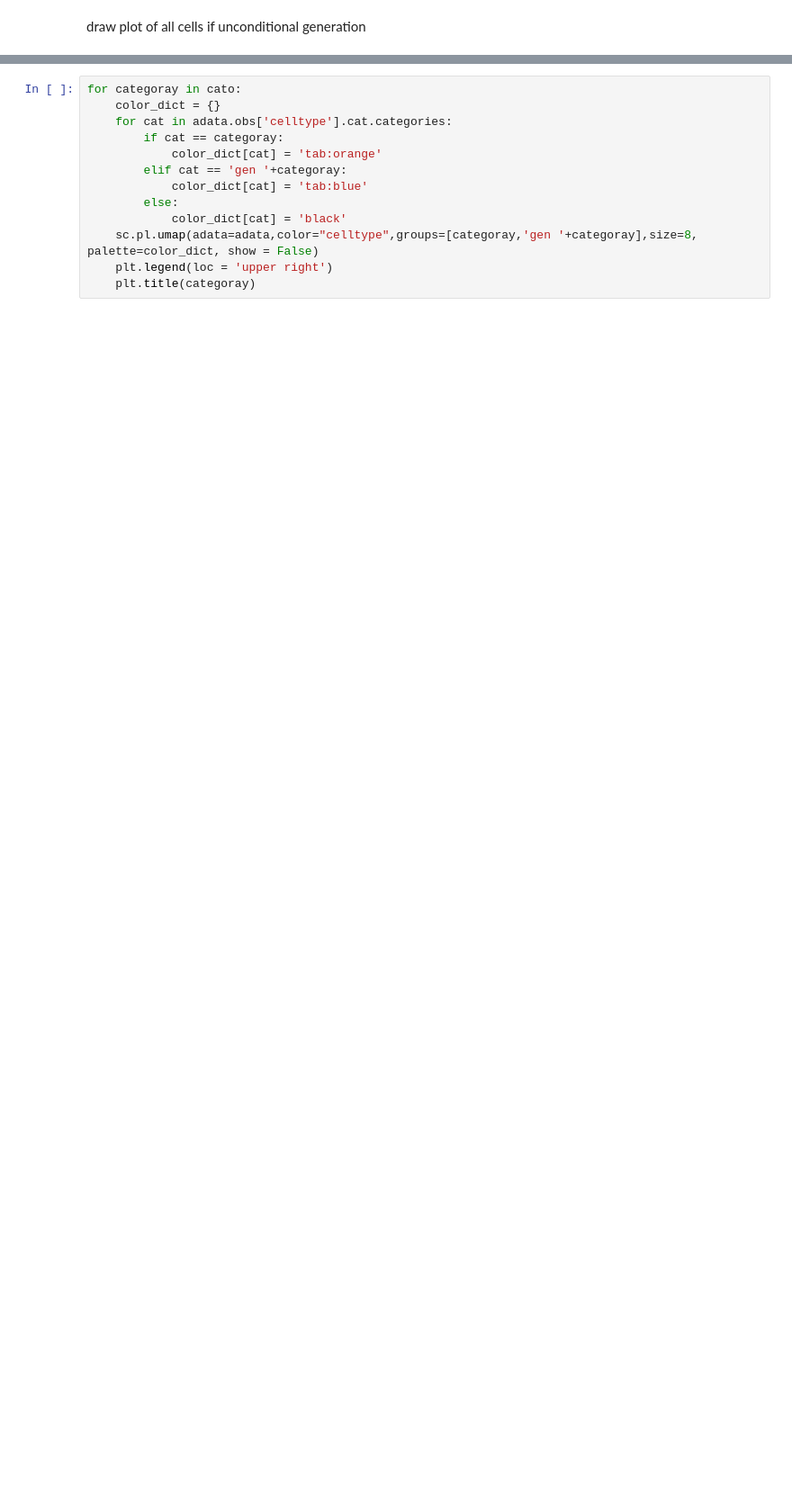
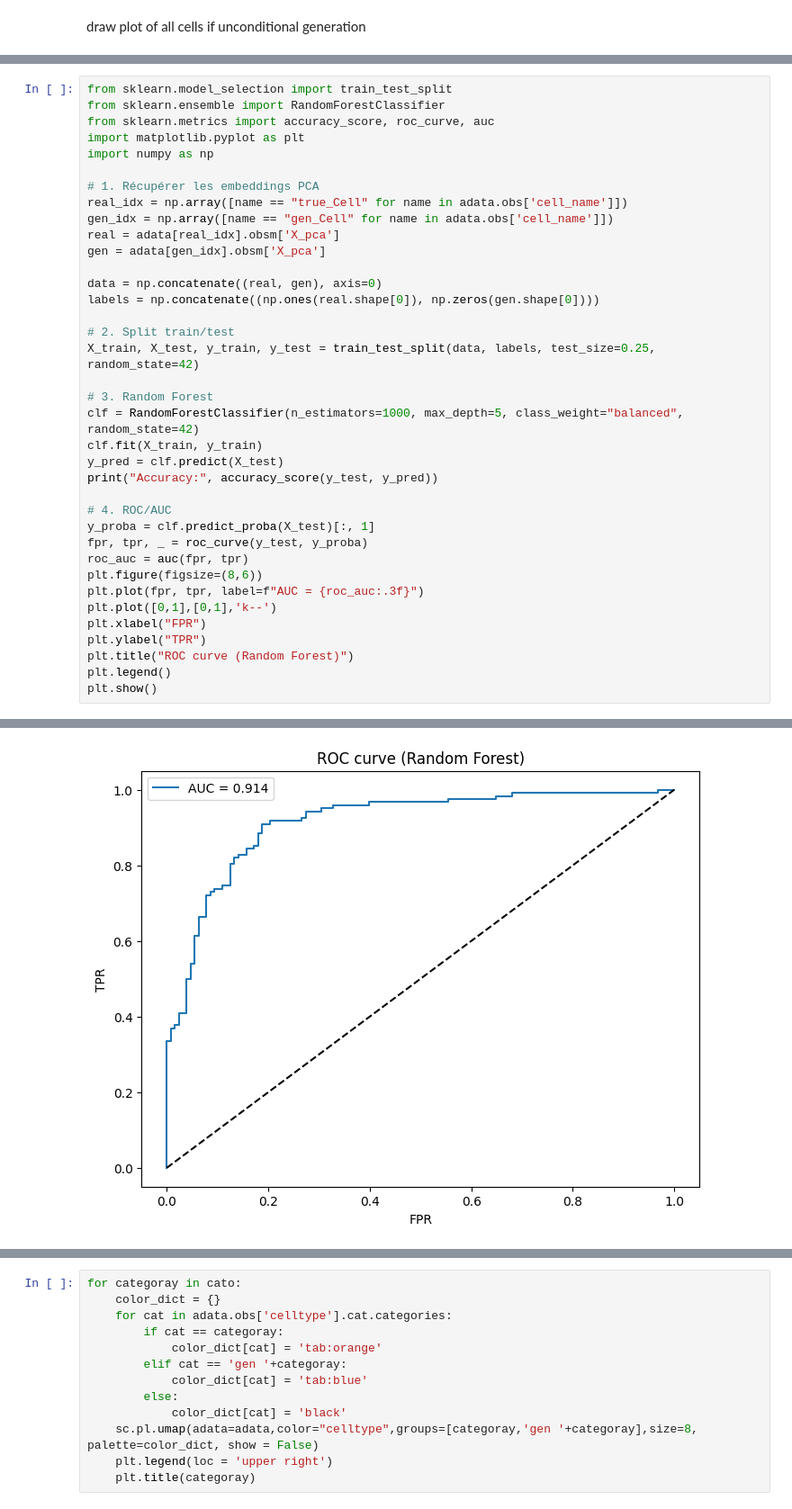
Before and after one commit to yannbecker/DTU_DL_PROJECT_DIFFUSION, a Jupyter notebook: notebooks/script_diffusion_umap.ipynb, the cells around one changed output, grey strips where cells are left out. Shown at 90% size. Drawn from its saved outputs; the diff is of its cells as text; blank space fills up the shorter version.

```diff
--- a/notebooks/script_diffusion_umap.ipynb
+++ b/notebooks/script_diffusion_umap.ipynb
@@ -201,0 +216,38 @@ draw plot of each cell type if conditional generation
+# %%
+from sklearn.model_selection import train_test_split
+from sklearn.ensemble import RandomForestClassifier
+from sklearn.metrics import accuracy_score, roc_curve, auc
+import matplotlib.pyplot as plt
+import numpy as np
+
+# 1. Récupérer les embeddings PCA
+real_idx = np.array([name == "true_Cell" for name in adata.obs['cell_name']])
+gen_idx = np.array([name == "gen_Cell" for name in adata.obs['cell_name']])
+real = adata[real_idx].obsm['X_pca']
+gen = adata[gen_idx].obsm['X_pca']
+
+data = np.concatenate((real, gen), axis=0)
+labels = np.concatenate((np.ones(real.shape[0]), np.zeros(gen.shape[0])))
+
+# 2. Split train/test
+X_train, X_test, y_train, y_test = train_test_split(data, labels, test_size=0.25, random_state=42)
+
+# 3. Random Forest
+clf = RandomForestClassifier(n_estimators=1000, max_depth=5, class_weight="balanced", random_state=42)
+clf.fit(X_train, y_train)
+y_pred = clf.predict(X_test)
+print("Accuracy:", accuracy_score(y_test, y_pred))
+
+# 4. ROC/AUC
+y_proba = clf.predict_proba(X_test)[:, 1]
+fpr, tpr, _ = roc_curve(y_test, y_proba)
+roc_auc = auc(fpr, tpr)
+plt.figure(figsize=(8,6))
+plt.plot(fpr, tpr, label=f"AUC = {roc_auc:.3f}")
+plt.plot([0,1],[0,1],'k--')
+plt.xlabel("FPR")
+plt.ylabel("TPR")
+plt.title("ROC curve (Random Forest)")
+plt.legend()
+plt.show()
+# %% [output]
@@ -201,0 +255 @@ draw plot of each cell type if conditional generation
+[figure, added]
```
Also changed, not shown: parts of 19 cells of this notebook, 2 other files.
